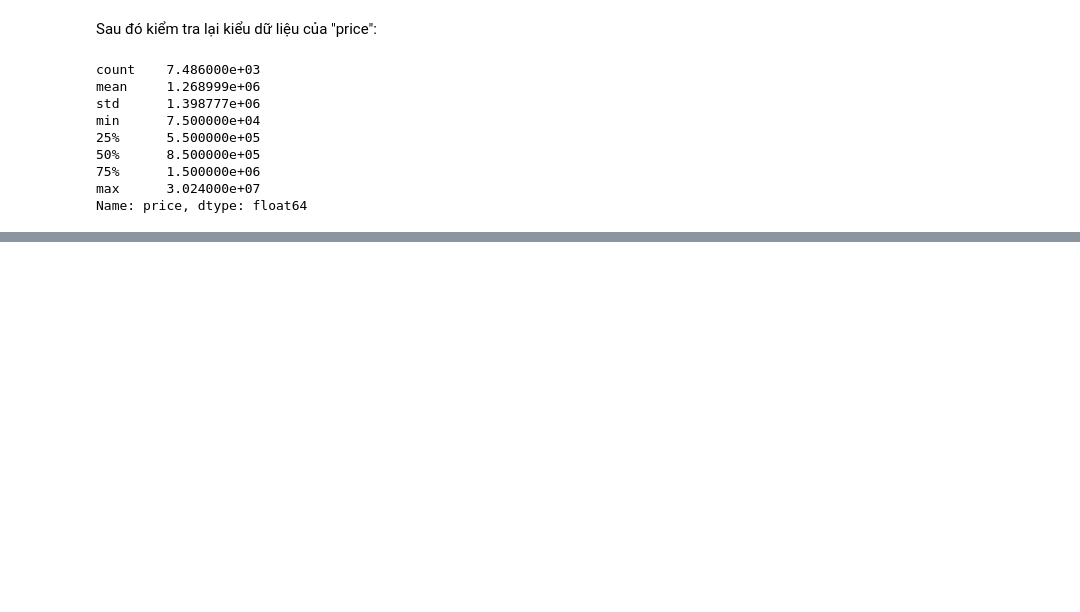
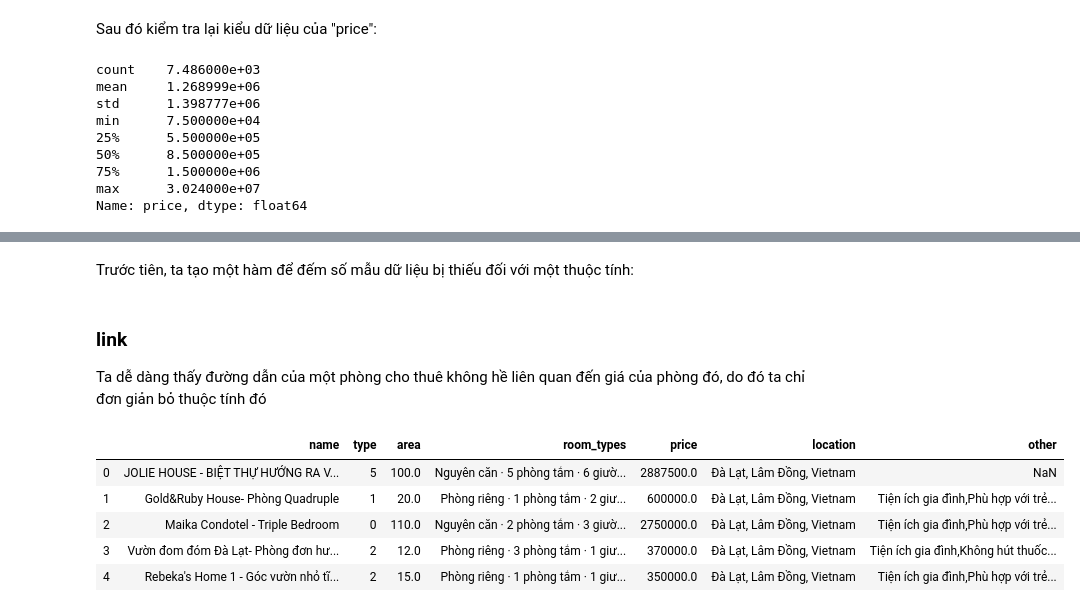
Before and after one commit to nguyen-quang-phu/projectDataScience, a Jupyter notebook: Model.ipynb, the cells around one changed output, grey strips where cells are left out. Cells and saved outputs as stored; diff of their text form; code cells hidden in the pictures; blank space fills up the shorter version.

```diff
--- a/Model.ipynb
+++ b/Model.ipynb
@@ -211,0 +215,2 @@ Name: price, dtype: float64
+# %% [markdown]
+Trước tiên, ta tạo một hàm để đếm số mẫu dữ liệu bị thiếu đối với một thuộc tính:
@@ -211,0 +220,13 @@ Name: price, dtype: float64
+# %% [markdown]
+### link
+Ta dễ dàng thấy đường dẫn của một phòng cho thuê không hề liên quan đến giá của phòng đó, do đó ta chỉ đơn giản bỏ thuộc tính đó
+# %%
+df = df.drop("link",axis=1)
+df.head()
+# %% [output]
+|  | name | type | area | room_types | price | location | other |
+| 0 | JOLIE HOUSE - BIỆT THỰ HƯỚNG RA V... | 5 | 100.0 | Nguyên căn · 5 phòng tắm · 6 giườ... | 2887500.0 | Đà Lạt, Lâm Đồng, Vietnam | NaN |
+| 1 | Gold&Ruby House- Phòng Quadruple | 1 | 20.0 | Phòng riêng · 1 phòng tắm · 2 giư... | 600000.0 | Đà Lạt, Lâm Đồng, Vietnam | Tiện ích gia đình,Phù hợp với trẻ... |
+| 2 | Maika Condotel - Triple Bedroom | 0 | 110.0 | Nguyên căn · 2 phòng tắm · 3 giườ... | 2750000.0 | Đà Lạt, Lâm Đồng, Vietnam | Tiện ích gia đình,Phù hợp với trẻ... |
+| 3 | Vườn đom đóm Đà Lạt- Phòng đơn hư... | 2 | 12.0 | Phòng riêng · 3 phòng tắm · 1 giư... | 370000.0 | Đà Lạt, Lâm Đồng, Vietnam | Tiện ích gia đình,Không hút thuốc... |
+| 4 | Rebeka's Home 1 - Góc vườn nhỏ tĩ... | 2 | 15.0 | Phòng riêng · 1 phòng tắm · 1 giư... | 350000.0 | Đà Lạt, Lâm Đồng, Vietnam | Tiện ích gia đình,Phù hợp với trẻ... |
```
Also changed, not shown: parts of 10 cells of this notebook.
